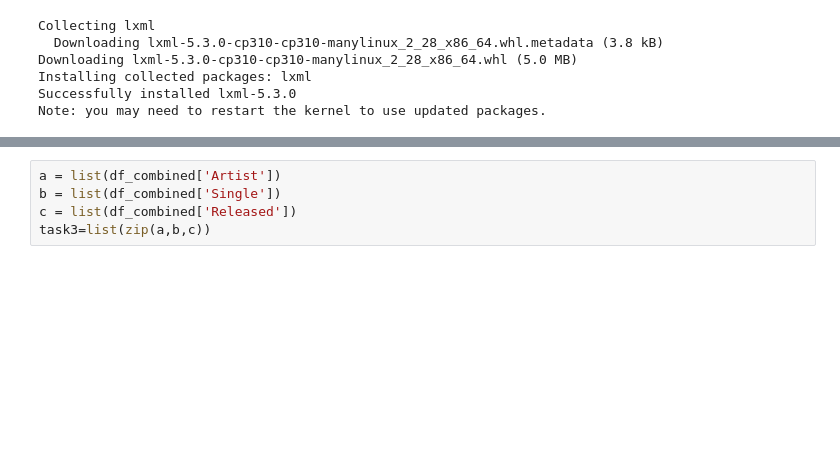
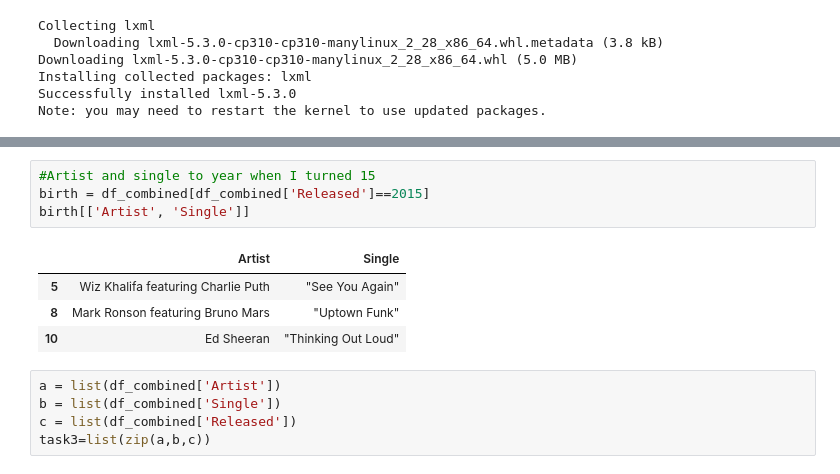
Before and after one commit to LiseFalden/CulturalDataScience, a Jupyter notebook: fun_with_pandas(1).ipynb, the cells around one changed output, grey strips where cells are left out. Drawn from its saved outputs; the diff is of its cells as text; blank space fills up the shorter version.

Commit message:
inputted the correct solution to the single problem

```diff
--- a/fun_with_pandas(1).ipynb
+++ b/fun_with_pandas(1).ipynb
@@ -92,3 +99,12 @@ df_combined
+# %%
+#Artist and single to year when I turned 15
+birth = df_combined[df_combined['Released']==2015]
+birth[['Artist', 'Single']]
+# %% [output]
+|  | Artist | Single |
+| 5 | Wiz Khalifa featuring Charlie Puth | "See You Again" |
+| 8 | Mark Ronson featuring Bruno Mars | "Uptown Funk" |
+| 10 | Ed Sheeran | "Thinking Out Loud" |
 # %%
 a = list(df_combined['Artist'])
 b = list(df_combined['Single'])
```
Also changed, not shown: parts of 4 cells of this notebook.
